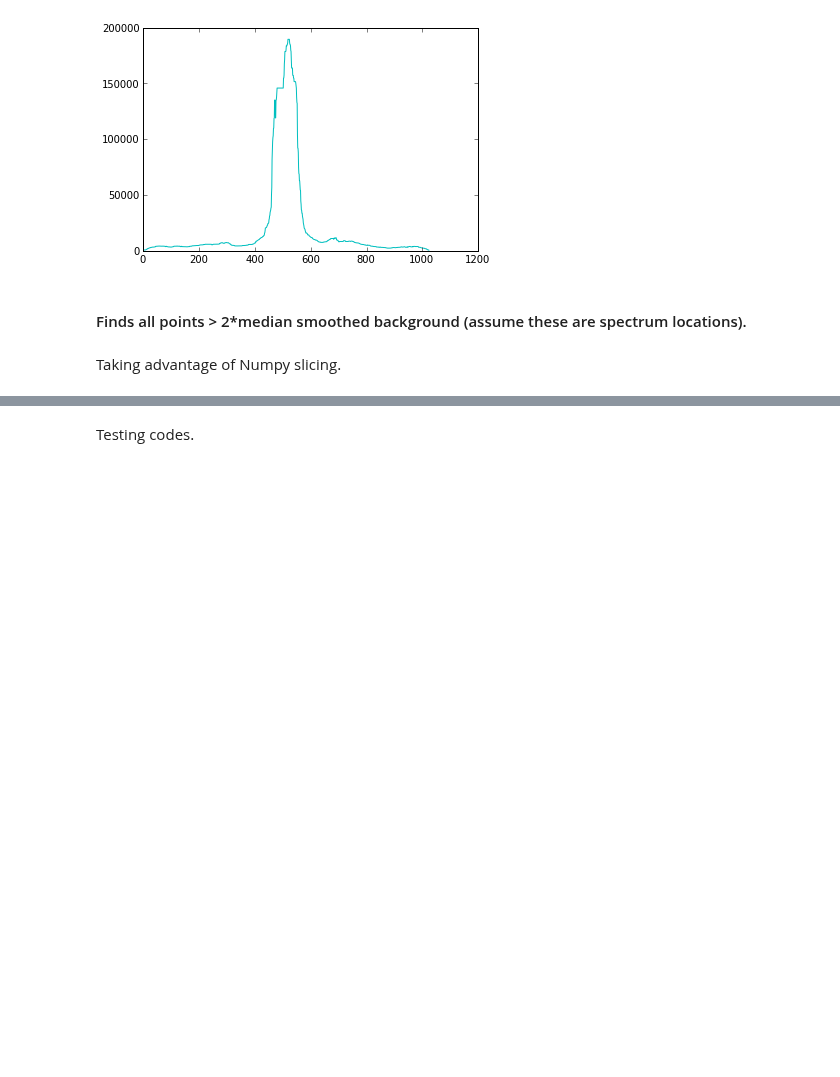
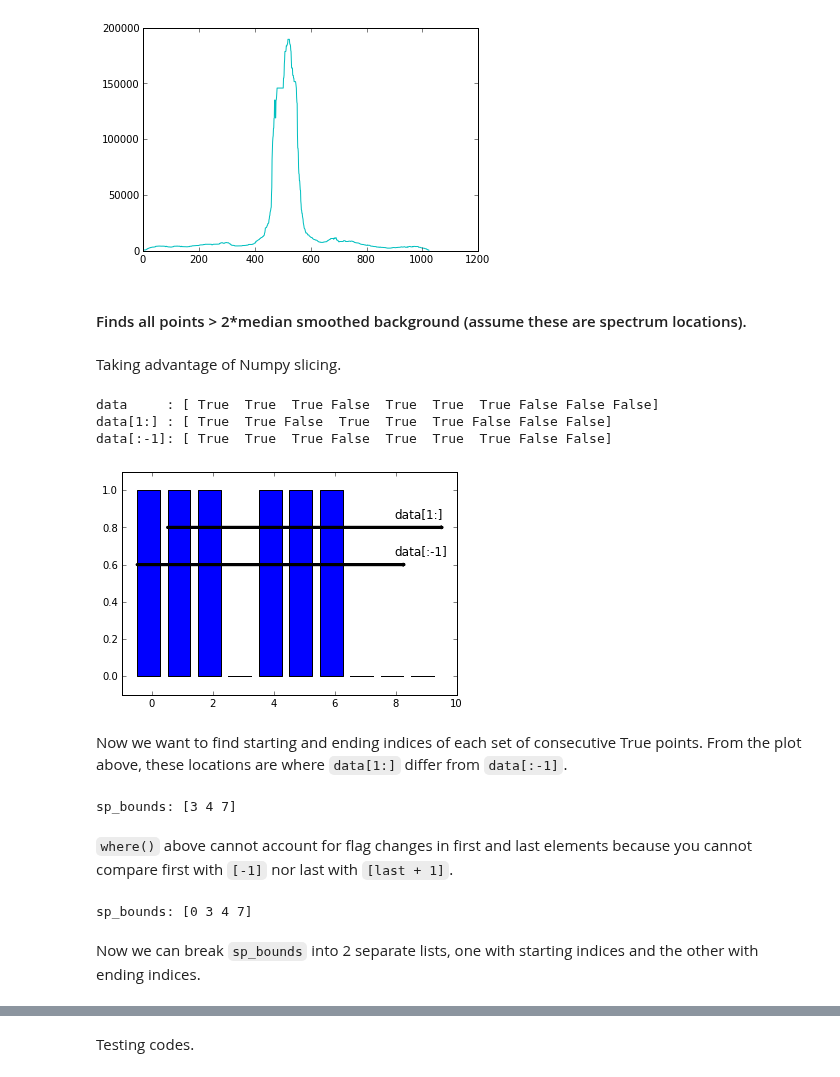
Before and after one commit to spacetelescope/scientific-python-training-2012, a Jupyter notebook: lecture_notebooks/Session5_STIS_Spec.ipynb, the cells around one changed output, grey strips where cells are left out. Drawn from its saved outputs; the diff is of its cells as text; code cells hidden in the pictures; blank space fills up the shorter version.

```diff
--- a/lecture_notebooks/Session5_STIS_Spec.ipynb
+++ b/lecture_notebooks/Session5_STIS_Spec.ipynb
@@ -128,3 +134,69 @@ def get_spec_values(specs):
 spec_start, spec_end = get_spec_values(specs)
 # %% [markdown]
 Taking advantage of Numpy slicing.
+# %%
+# For simplicity, we are illustrating slicing basics
+# with only the first few values of specs.
+# 0 = False
+# 1 = True
+
+n_to_show = 10
+specs_subset = specs[:n_to_show]
+
+fig, ax = plt.subplots()
+ax.bar(np.arange(n_to_show) - 0.5, specs_subset, 0.75)
+ax.set_xlim(-1, 10)
+ax.set_ylim(-0.1, 1.1)
+
+print 'data     :', specs_subset
+
+# Exclude the first element of the subset
+
+ax.arrow(0.5, 0.8, 9, 0, color='k', lw=3)
+ax.text(8, 0.85, 'data[1:]', fontsize=12)
+
+print 'data[1:] :', specs_subset[1:]
+
+# Exclude the last element of the subset
+
+ax.arrow(-0.5, 0.6, 8.75, 0, color='k', lw=3)
+ax.text(8, 0.65, 'data[:-1]', fontsize=12)
+
+print 'data[:-1]:', specs_subset[:-1]
+# %% [output]
+data     : [ True  True  True False  True  True  True False False False]
+data[1:] : [ True  True False  True  True  True False False False]
+data[:-1]: [ True  True  True False  True  True  True False False]
+[figure, added]
+# %% [markdown]
+Now we want to find starting and ending indices of each set of consecutive True points. From the plot above, these locations are where `data[1:]` differ from `data[:-1]`.
+# %%
+# We only take where()[0] because specs_subset is 1-D array,
+# so where()[1] has no data.
+sp_bounds = np.where(specs_subset[:-1] != specs_subset[1:])[0]
+
+# We add 1 back because where() operated on 1 less element than specs_subset.
+# This will become clear in later steps.
+sp_bounds += 1
+
+print 'sp_bounds:', sp_bounds
+# %% [output]
+sp_bounds: [3 4 7]
+# %% [markdown]
+`where()` above cannot account for flag changes in first and last elements because you cannot compare first with `[-1]` nor last with `[last + 1]`.
+# %%
+# If the first element is True, we need to manually insert
+# 0 at the start of sp_bounds.
+if specs_subset[0]:
+    sp_bounds = np.insert(sp_bounds, 0, 0)
+
+# If the last element is True, we need to manually insert
+# spec_subset.size at the end of sp_bounds.
+if specs_subset[-1]:
+    sp_bounds = np.append(sp_bounds, specs.size)
+
+print 'sp_bounds:', sp_bounds
+# %% [output]
+sp_bounds: [0 3 4 7]
+# %% [markdown]
+Now we can break `sp_bounds` into 2 separate lists, one with starting indices and the other with ending indices.
```
Also changed, not shown: parts of 9 cells of this notebook.
